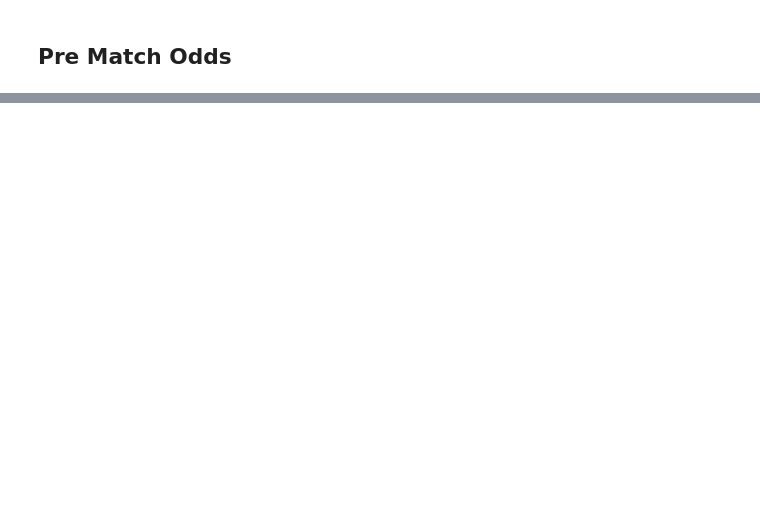
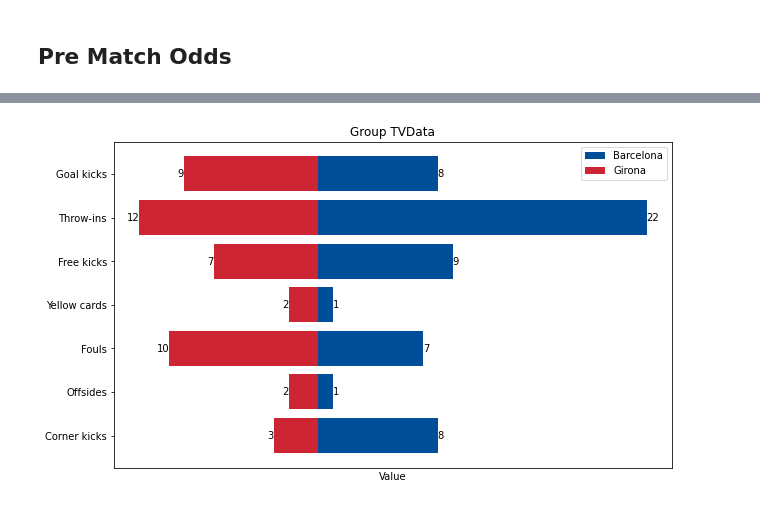
Before and after one commit to Football-Analytics-UCU/Girona, a Jupyter notebook: Barcelona-Girona.ipynb, the cells around one changed output, grey strips where cells are left out. Cells and saved outputs as stored; diff of their text form; code cells hidden in the pictures; blank space fills up the shorter version.

```diff
--- a/Barcelona-Girona.ipynb
+++ b/Barcelona-Girona.ipynb
@@ -26,0 +92,4 @@ jupyter: python3
+# %%
+show_stats_data(match_statistics['0']['statistics'][3])
+# %% [output]
+[figure, added]
```
Also changed, not shown: parts of 66 cells of this notebook, 32 other files.
